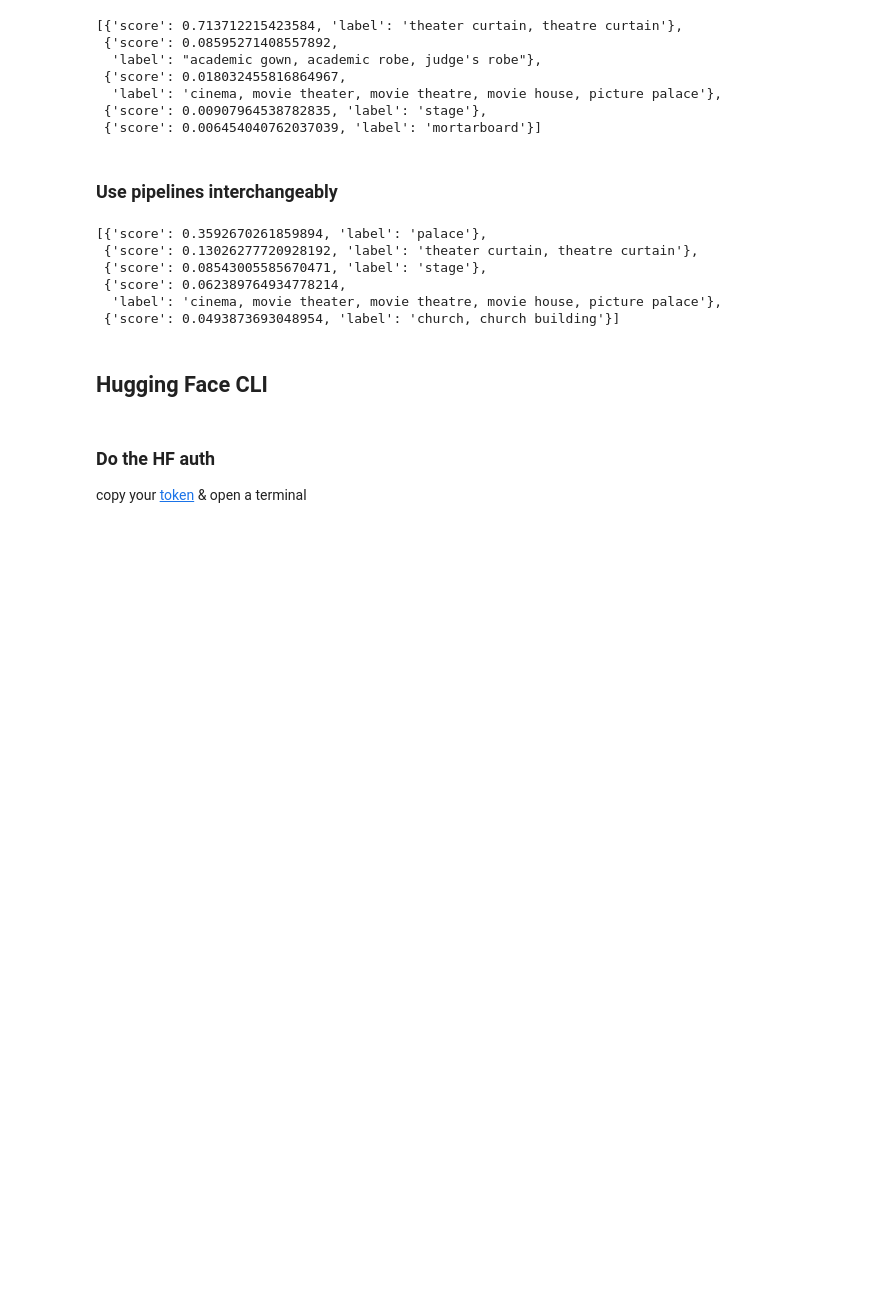
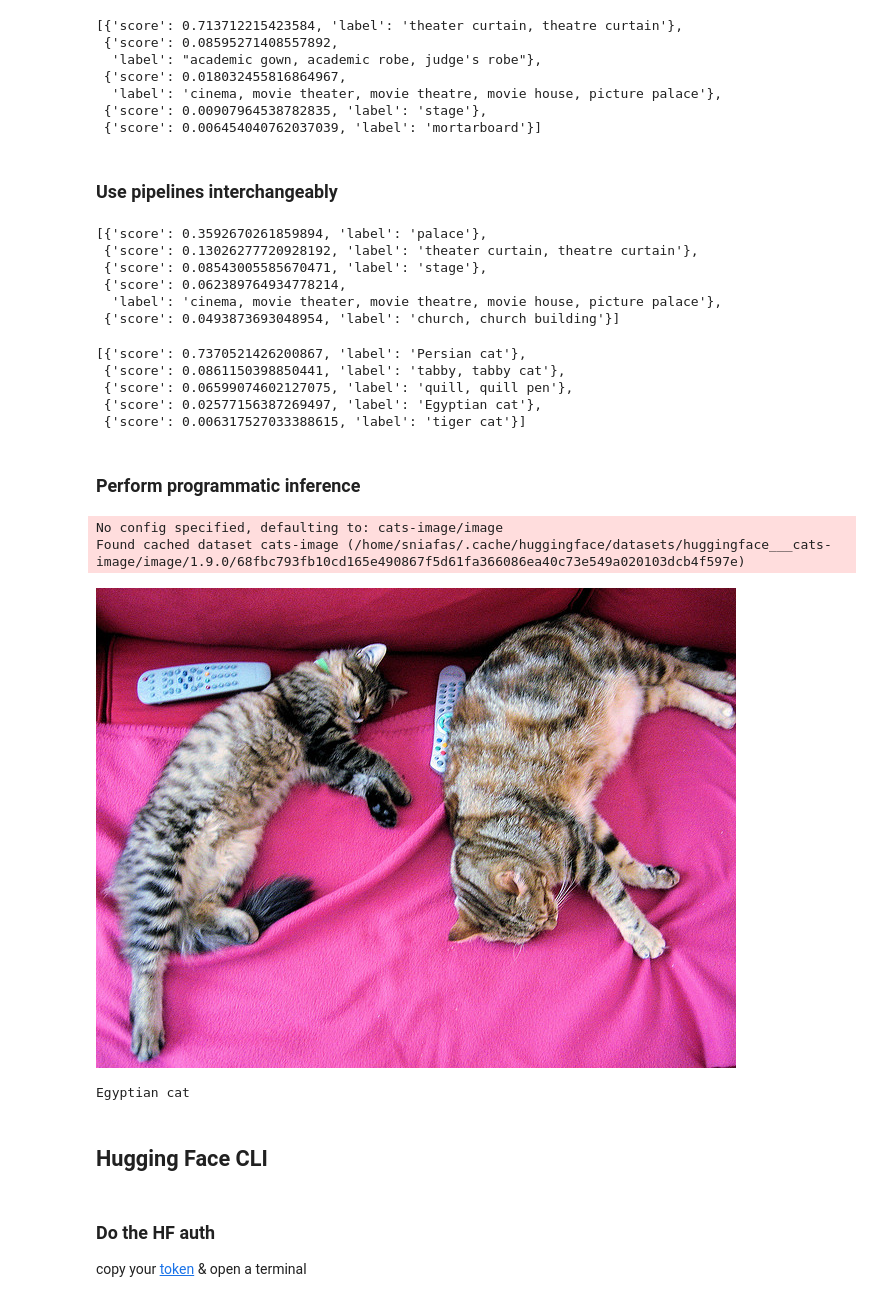
Before and after one commit to sniafas/fosscomm22-democratize-ml, a Jupyter notebook: hugginface_playbook.ipynb, the cells around one changed output. Cells and saved outputs as stored; diff of their text form; code cells hidden in the pictures; blank space fills up the shorter version.

```diff
--- a/hugginface_playbook.ipynb
+++ b/hugginface_playbook.ipynb
@@ -206,6 +225,37 @@ image_pipe(img)
  {'score': 0.062389764934778214,
   'label': 'cinema, movie theater, movie theatre, movie house, picture palace'},
  {'score': 0.0493873693048954, 'label': 'church, church building'}]
+# %%
+img_url = "https://upload.wikimedia.org/wikipedia/commons/thumb/5/5a/Maine_Coon_cat_by_Tomitheos.JPG/220px-Maine_Coon_cat_by_Tomitheos.JPG"
+
+image_pipe(img_url)
+# %% [output]
+[{'score': 0.7370521426200867, 'label': 'Persian cat'},
+ {'score': 0.0861150398850441, 'label': 'tabby, tabby cat'},
+ {'score': 0.06599074602127075, 'label': 'quill, quill pen'},
+ {'score': 0.02577156387269497, 'label': 'Egyptian cat'},
+ {'score': 0.006317527033388615, 'label': 'tiger cat'}]
+# %% [markdown]
+### Perform programmatic inference
+# %%
+dataset = load_dataset("huggingface/cats-image")
+
+image = dataset["test"]["image"][0]
+image
+# %% [output]
+No config specified, defaulting to: cats-image/image
+Found cached dataset cats-image (/home/sniafas/.cache/huggingface/datasets/huggingface___cats-image/image/1.9.0/68fbc793fb10cd165e490867f5d61fa366086ea40c73e549a020103dcb4f597e)
+[figure, added]
+# %%
+inputs = feature_extractor(image, return_tensors="pt")
+
+with torch.no_grad():
+    logits = model(**inputs).logits
+
+predicted_label = logits.argmax(-1).item()
+print(model.config.id2label[predicted_label])
+# %% [output]
+Egyptian cat
 # %% [markdown]
 ## Hugging Face CLI
 # %%
```
Also changed, not shown: parts of 4 cells of this notebook.
